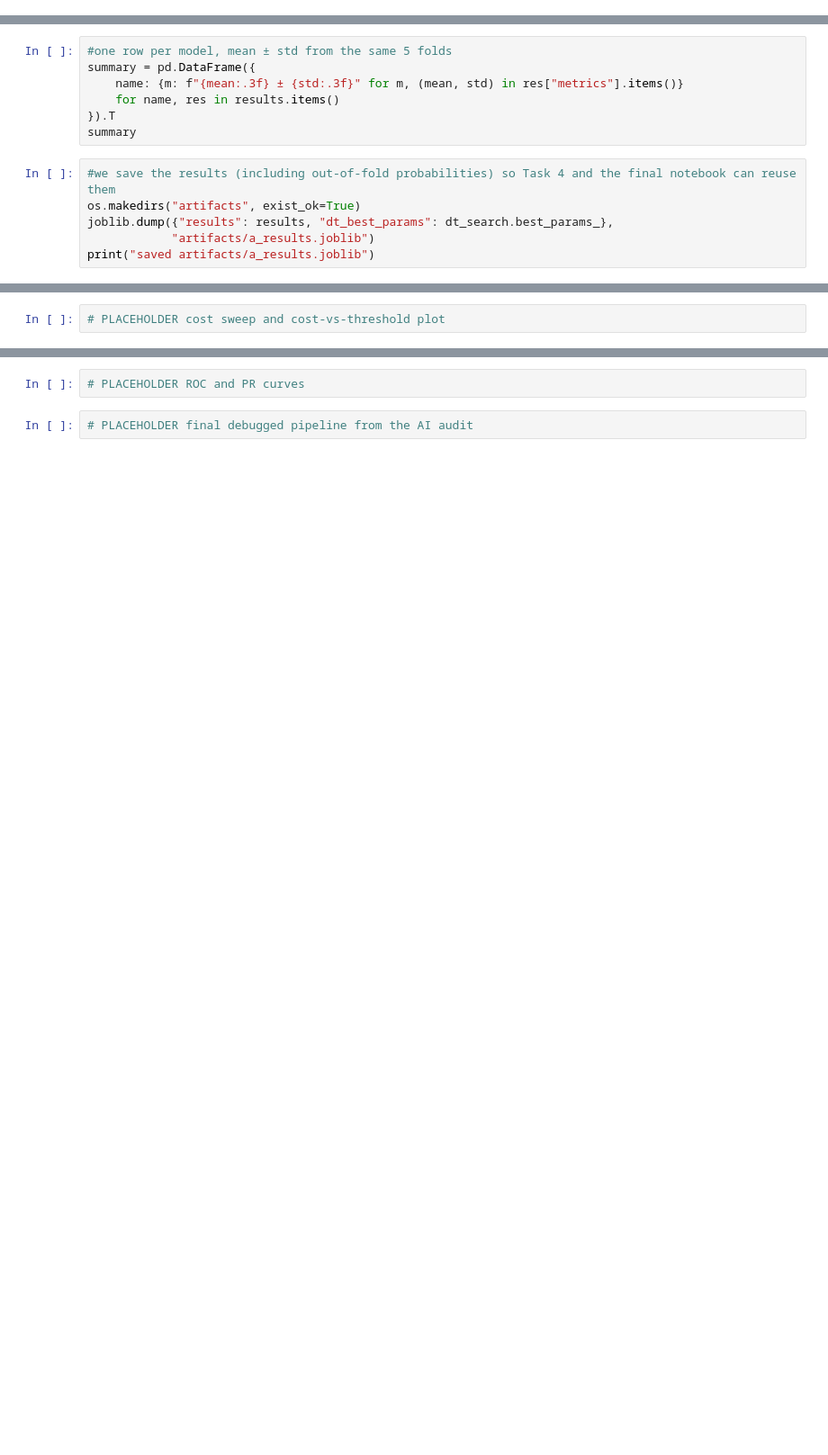
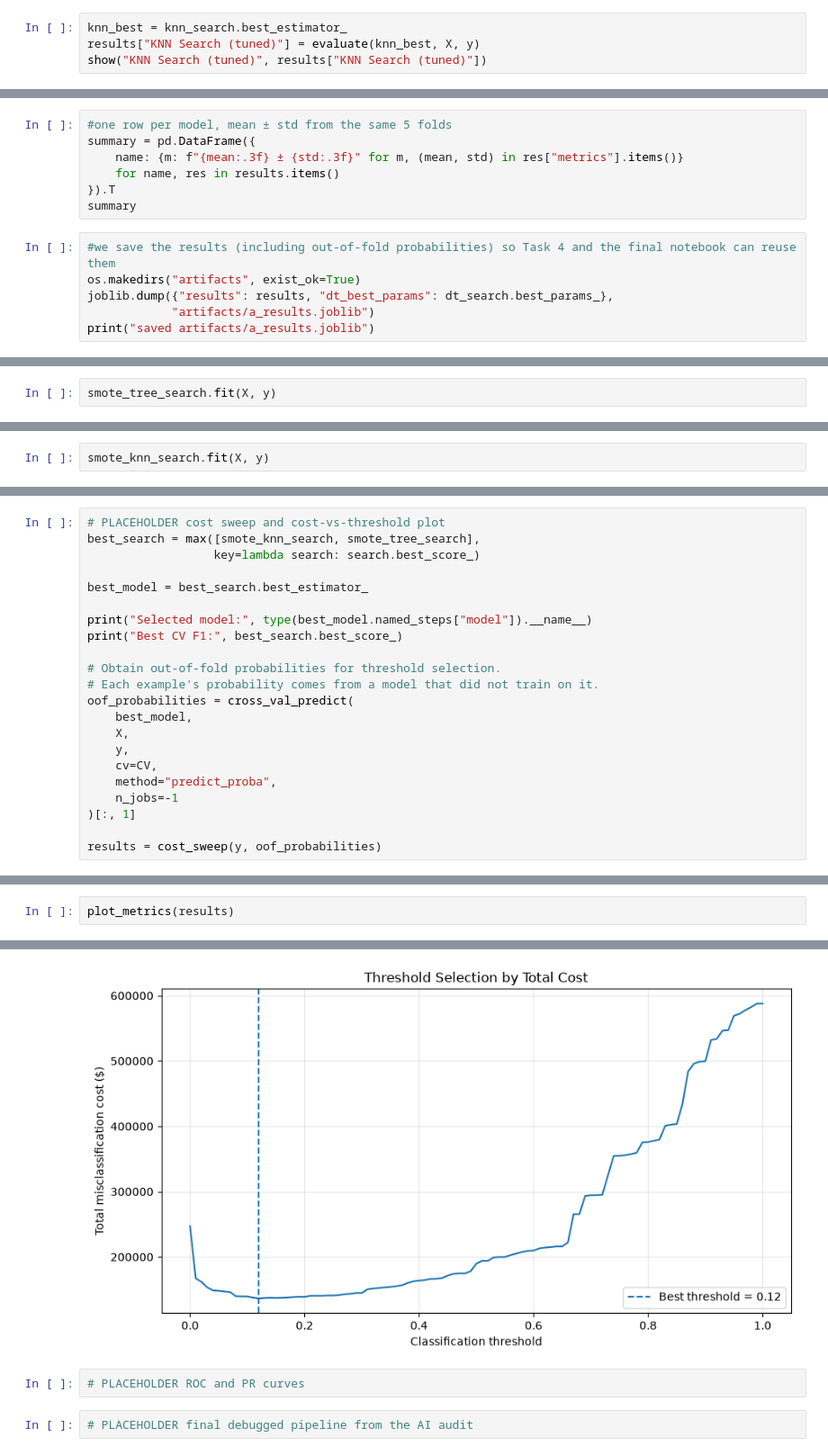
Before and after one commit to Flco007/CSE-4334-Assignment-1-, a Jupyter notebook: assgn2/final_submission.ipynb, the cells around one changed output, grey strips where cells are left out. Shown at 90% size. Saved outputs shown, nothing was run; the diff lists cells and outputs as text; blank space fills up the shorter version.

```diff
--- a/assgn2/final_submission.ipynb
+++ b/assgn2/final_submission.ipynb
@@ -345,0 +542,4 @@ PLACEHOLDER task 3 k-NN tuning
+# %%
+knn_best = knn_search.best_estimator_
+results["KNN Search (tuned)"] = evaluate(knn_best, X, y)
+show("KNN Search (tuned)", results["KNN Search (tuned)"])
@@ -379,0 +651,2 @@ print("saved artifacts/a_results.joblib")
+# %%
+smote_tree_search.fit(X, y)
@@ -379,0 +671,2 @@ print("saved artifacts/a_results.joblib")
+# %%
+smote_knn_search.fit(X, y)
@@ -380,2 +693,22 @@ print("saved artifacts/a_results.joblib")
 # %%
 # PLACEHOLDER cost sweep and cost-vs-threshold plot
+best_search = max([smote_knn_search, smote_tree_search],
+                  key=lambda search: search.best_score_)
+
+best_model = best_search.best_estimator_
+
+print("Selected model:", type(best_model.named_steps["model"]).__name__)
+print("Best CV F1:", best_search.best_score_)
+
+# Obtain out-of-fold probabilities for threshold selection.
+# Each example's probability comes from a model that did not train on it.
+oof_probabilities = cross_val_predict(
+    best_model,
+    X,
+    y,
+    cv=CV,
+    method="predict_proba",
+    n_jobs=-1
+)[:, 1]
+
+results = cost_sweep(y, oof_probabilities)
@@ -381,0 +718,3 @@ print("saved artifacts/a_results.joblib")
+# %%
+plot_metrics(results)
+# %% [output]
@@ -382,3 +732,4 @@ print("saved artifacts/a_results.joblib")
+[figure, added]
 # %%
 # PLACEHOLDER ROC and PR curves
 # %%
```
Also changed, not shown: parts of 29 cells of this notebook, 2 other files.
